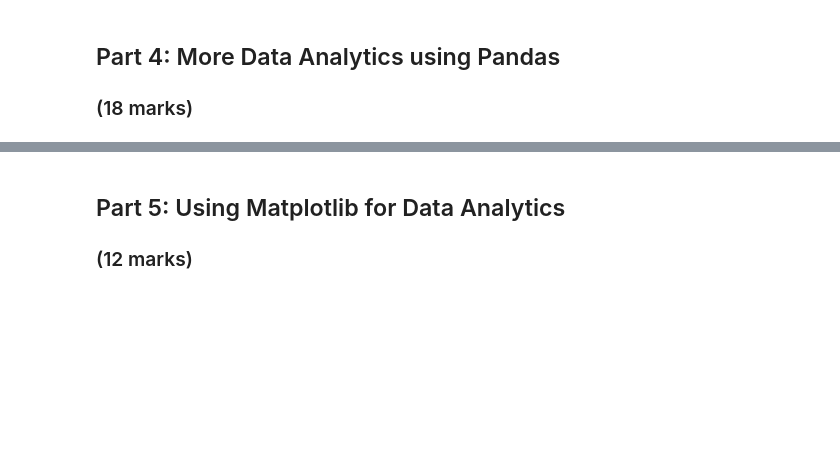
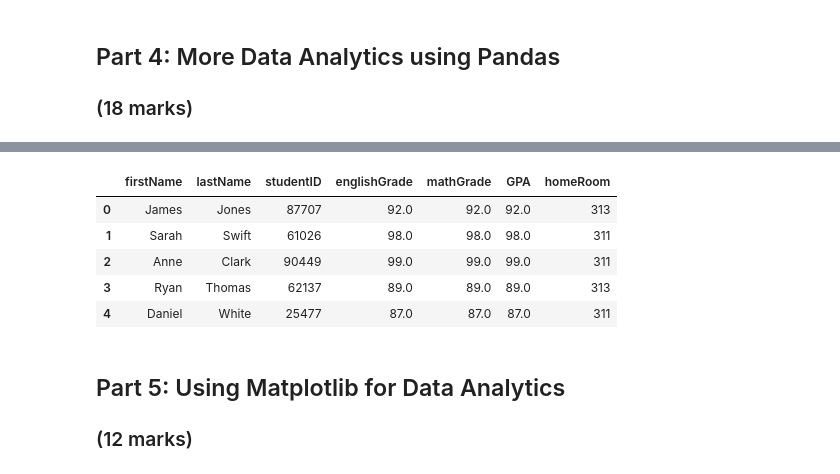
Before and after one commit to joey-craig/ENGG680_2025_Fall, a Jupyter notebook: Lab_Assignment 1/StudentGradeManagementSystem.ipynb, the cells around one changed output, grey strips where cells are left out. Saved outputs shown, nothing was run; the diff lists cells and outputs as text; code cells hidden in the pictures; blank space fills up the shorter version.

```diff
--- a/Lab_Assignment 1/StudentGradeManagementSystem.ipynb
+++ b/Lab_Assignment 1/StudentGradeManagementSystem.ipynb
@@ -392,7 +426,7 @@ print(df_bottom2perf)
 # %%
 # Load the student homeroom CSV file into a DataFrame using the following variable name
 # (1 mark)
-df_homeroom =
+df_homeroom = pd.read_csv('studentHomerooms.csv')
 # %%
 # Print first 5 rows of df_homeroom using the .head method
 #
@@ -399,9 +441,19 @@ df_homeroom =
 # %%
 # Merge the studentHomerooms with the merged dataset & name it df_studentInfo. Make sure that the key you are joining on are the same typecast for both datasets.
 # Also ensure that there are no redundant columns, and finally display the first few rows.
 # Hint: try joining on more than one column to avoid having to drop redundant columns, ie. on=['studentID', '<ColumnA>', '<ColumnB>'] ...
 # (5 marks)
 #
+df_homeroom['studentID'] = df_homeroom['studentID'].astype('str')
+df_studentInfo = pd.merge(df_studentGrades, df_homeroom, on=['studentID', 'firstName', 'lastName'])
+df_studentInfo.head()
+# %% [output]
+|  | firstName | lastName | studentID | englishGrade | mathGrade | GPA | homeRoom |
+| 0 | James | Jones | 87707 | 92.0 | 92.0 | 92.0 | 313 |
+| 1 | Sarah | Swift | 61026 | 98.0 | 98.0 | 98.0 | 311 |
+| 2 | Anne | Clark | 90449 | 99.0 | 99.0 | 99.0 | 311 |
+| 3 | Ryan | Thomas | 62137 | 89.0 | 89.0 | 89.0 | 313 |
+| 4 | Daniel | White | 25477 | 87.0 | 87.0 | 87.0 | 311 |
 # %%
 # The code below calculates the mean of each homeroom class.
 df_grouped = df_studentInfo.groupby('homeRoom')['GPA'].mean()
```
Also changed, not shown: parts of 5 cells of this notebook.
